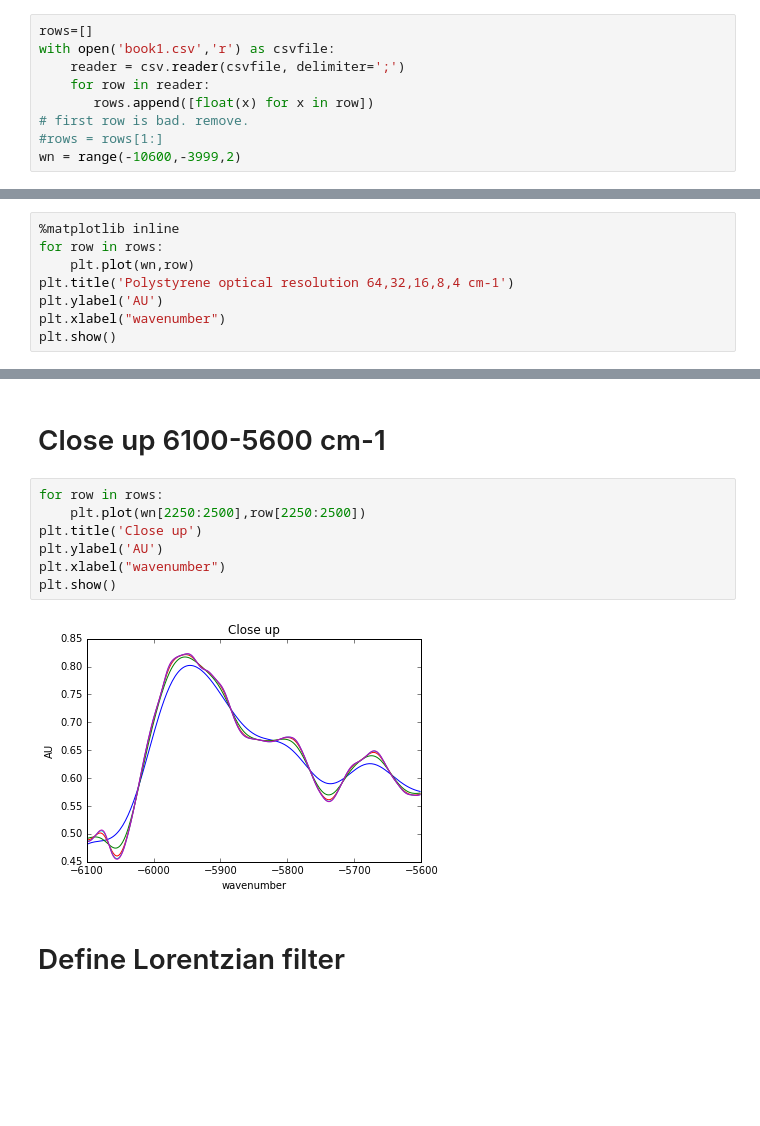
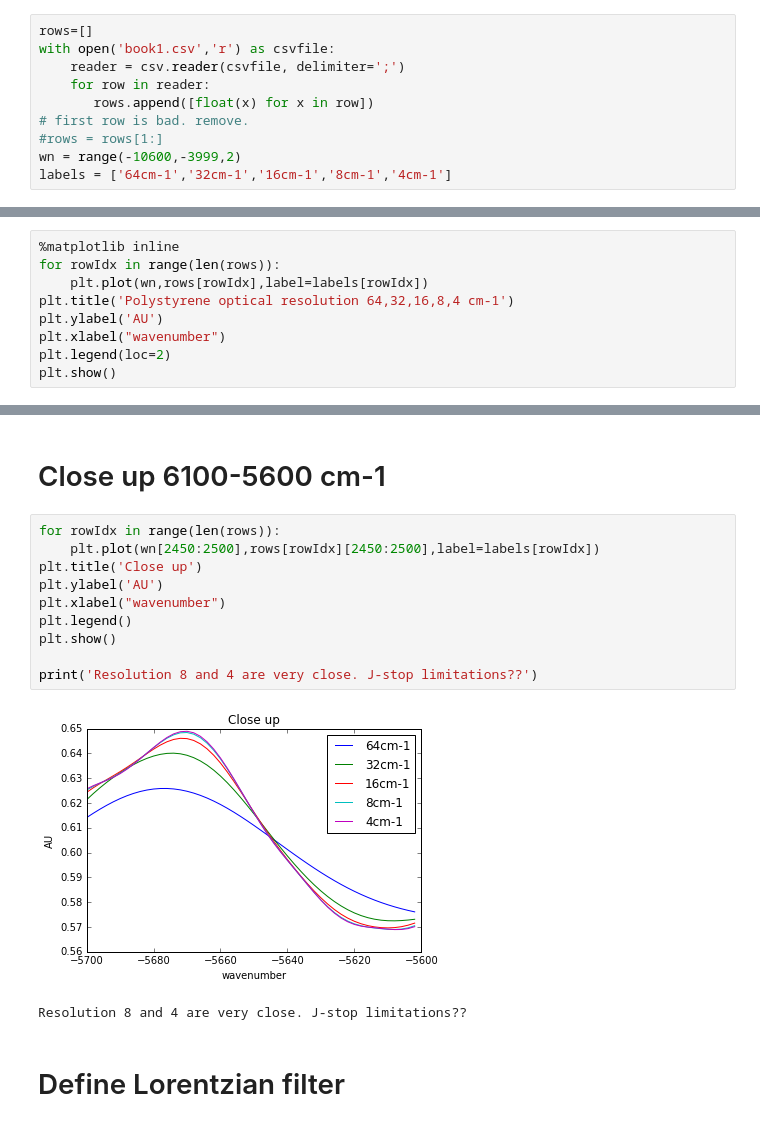
Before and after one commit to bmrg/convolute, a Jupyter notebook: Convolute.ipynb, the cells around one changed output, grey strips where cells are left out. Saved outputs shown, nothing was run; the diff lists cells and outputs as text; blank space fills up the shorter version.

```diff
--- a/Convolute.ipynb
+++ b/Convolute.ipynb
@@ -12,14 +14,16 @@ with open('book1.csv','r') as csvfile:
 # first row is bad. remove.
 #rows = rows[1:]
 wn = range(-10600,-3999,2)
+labels = ['64cm-1','32cm-1','16cm-1','8cm-1','4cm-1']
 # %% [markdown]
 # Polystyrene measured using optical resolution 64, 32, 16, 8, 4 cm-1
 # %%
 %matplotlib inline
-for row in rows:
-    plt.plot(wn,row)
+for rowIdx in range(len(rows)):
+    plt.plot(wn,rows[rowIdx],label=labels[rowIdx])
 plt.title('Polystyrene optical resolution 64,32,16,8,4 cm-1')
 plt.ylabel('AU')
 plt.xlabel("wavenumber")
+plt.legend(loc=2)
 plt.show()
 # %% [output]
@@ -27,14 +31,18 @@ plt.show()
 # %% [markdown]
 # Close up 6100-5600 cm-1
 # %%
-for row in rows:
-    plt.plot(wn[2250:2500],row[2250:2500])
+for rowIdx in range(len(rows)):
+    plt.plot(wn[2450:2500],rows[rowIdx][2450:2500],label=labels[rowIdx])
 plt.title('Close up')
 plt.ylabel('AU')
 plt.xlabel("wavenumber")
+plt.legend()
 plt.show()
+
+print('Resolution 8 and 4 are very close. J-stop limitations??')
 # %% [output]
-[figure, old version]
+[figure, new version]
+Resolution 8 and 4 are very close. J-stop limitations??
 # %% [markdown]
 # Define Lorentzian filter
 # %%
```
Also changed, not shown: parts of 7 cells of this notebook.
